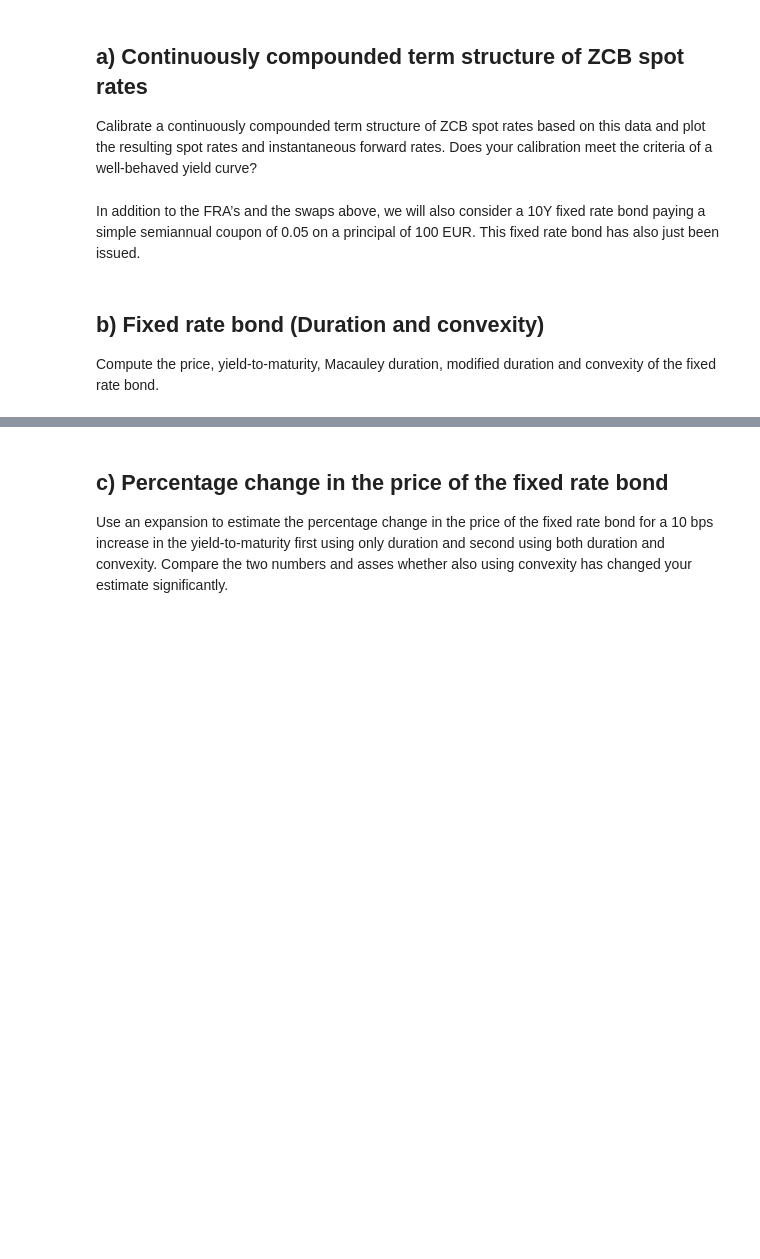
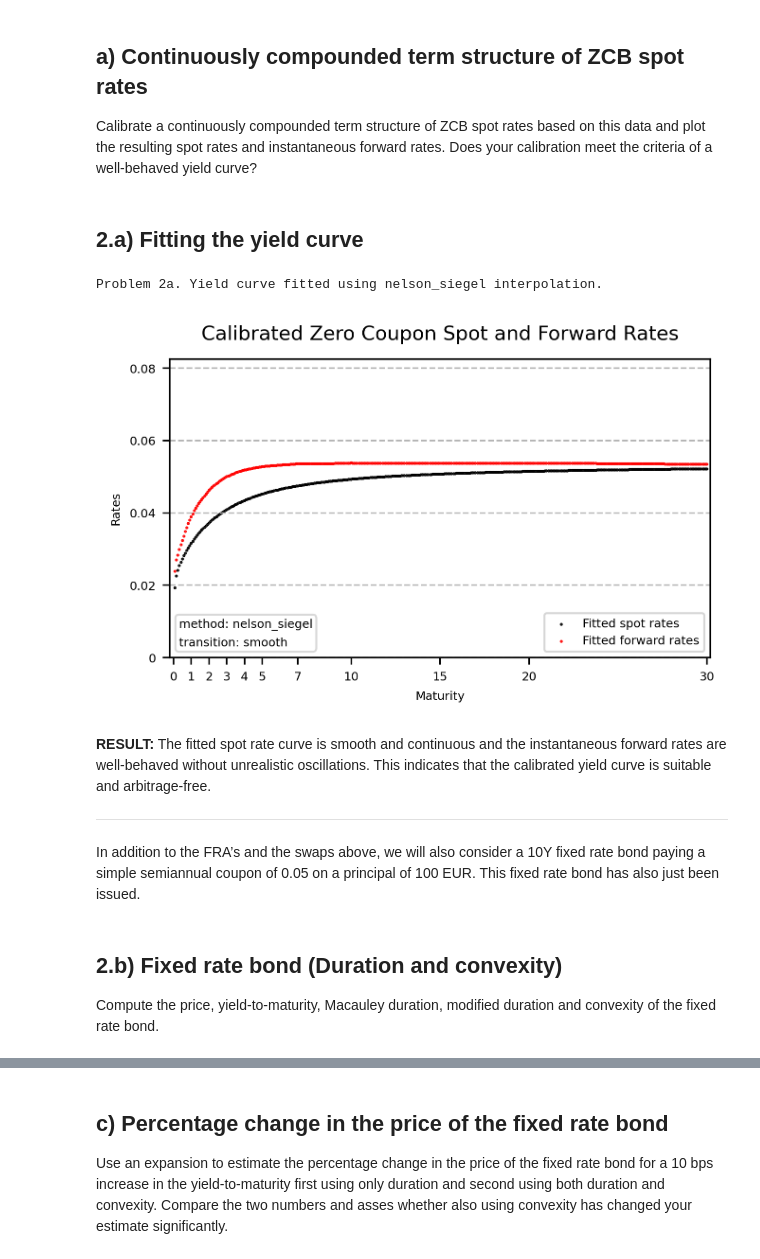
Before and after one commit to oliviarytter/FixedIncomeCO, a Jupyter notebook: Problem sets/PS3/PS3.ipynb, the cells around one changed output, grey strips where cells are left out. Drawn from its saved outputs; the diff is of its cells as text; code cells hidden in the pictures; blank space fills up the shorter version.

```diff
--- a/Problem sets/PS3/PS3.ipynb
+++ b/Problem sets/PS3/PS3.ipynb
@@ -282,8 +292,86 @@ p_inter, R_inter, f_inter, T_inter = fid.zcb_curve_interpolate(T_inter,T_fit, R_
+# %% [markdown]
+## 2.a) Fitting the yield curve
+# %%
+mesh = 1/12
+M = 360
+
+# Interpolation grid: 0–30 years, monthly
+T_inter = np.array([i*mesh for i in range(M+1)])
+
+# Fit ZCB spot curve
+interpolation_options = {"method":"nelson_siegel","transition": "smooth"}
+T_fit, R_fit = fid.zcb_curve_fit(data, interpolation_options=interpolation_options)
+
+# Interpolate spot, forward and ZCB prices
+p_inter, R_inter, f_inter, T_inter = fid.zcb_curve_interpolate(
+    T_inter, T_fit, R_fit, interpolation_options=interpolation_options
+)
+
+print(f"Problem 2a. Yield curve fitted using {interpolation_options['method']} interpolation.")
+# %% [output]
+Problem 2a. Yield curve fitted using nelson_siegel interpolation.
+# %%
+# 1.a: Plot of the fitted ZCB term structures of spot and forward rates
+fig = plt.figure(constrained_layout=False, dpi=300, figsize=(5,3))
+fig.suptitle("Calibrated Zero Coupon Spot and Forward Rates", fontsize=10)
+
+gs = fig.add_gridspec(1, 1, left=0.12, bottom=0.2, right=0.88, top=0.90)
+ax = fig.add_subplot(gs[0,0])
+
+# x-axis
+xticks = [0,1,2,3,4,5,7,10,15,20,30]
+ax.set_xticks(xticks)
+ax.set_xticklabels(xticks, fontsize=6)
+ax.set_xlim([-0.2, 30.2])
+ax.set_xlabel("Maturity", fontsize=6)
+
+# y-axis
+ax.set_yticks([0,0.02,0.04,0.06,0.08])
+ax.set_yticklabels([0,0.02,0.04,0.06,0.08], fontsize=6)
+ax.set_ylim([0,0.0825])
+ax.set_ylabel("Rates", fontsize=6)
+
+# grid
+ax.grid(axis='y', which='major', color=(0.7,0.7,0.7,0.7), linestyle='--')
+
+# curves (skip T=0 to avoid numerical noise)
+p1 = ax.scatter(T_inter[1:], R_inter[1:], s=1, color='black', marker='.', label="Fitted spot rates")
+p2 = ax.scatter(T_inter[1:], f_inter[1:], s=1, color='red', marker='.', label="Fitted forward rates")
+
+ax.legend(loc="lower right", fontsize=6)
+
+# info box
+bbox = {
+    "facecolor": (1,1,1,0.8),
+    "edgecolor": (0.7,0.7,0.7,0.5),
+    "boxstyle": "Round"
+}
+
+if interpolation_options["method"] == "nelson_siegel":
+    ax.text(
+        0.32, 0.0032,
+        f"method: {interpolation_options['method']}\ntransition: {interpolation_options['transition']}",
+        fontsize=6, linespacing=1.7, bbox=bbox
+    )
+else:
+    ax.text(
+        0.32, 0.0032,
+        f"method: {interpolation_options['method']}\ndegree: {interpolation_options['degree']}\ntransition: {interpolation_options['transition']}",
+        fontsize=6, linespacing=1.7, bbox=bbox
+    )
+
+plt.show()
+# %% [output]
+[figure, added]
+# %% [markdown]
+**RESULT:** The fitted spot rate curve is smooth and continuous and the instantaneous forward rates are well-behaved without unrealistic oscillations. This indicates that the calibrated yield curve is suitable and arbitrage-free.
+
+---
 # %% [markdown]
 In addition to the FRA’s and the swaps above, we will also consider a 10Y fixed rate bond paying a simple
 semiannual coupon of 0.05 on a principal of 100 EUR. This fixed rate bond has also just been issued.
 # %% [markdown]
-## b) Fixed rate bond (Duration and convexity)
+## 2.b) Fixed rate bond (Duration and convexity)
 Compute the price, yield-to-maturity, Macauley duration, modified duration and convexity of the fixed rate bond.
 # %%
 K_fr, mat_fr, cp_py_fr, cp_rate_fr = 100, 10, 2, 0.05  # Hovedstol, løbetid (år), kuponer/år, årlig kuponrate
```
Also changed, not shown: parts of 22 cells of this notebook, 6 other files.
